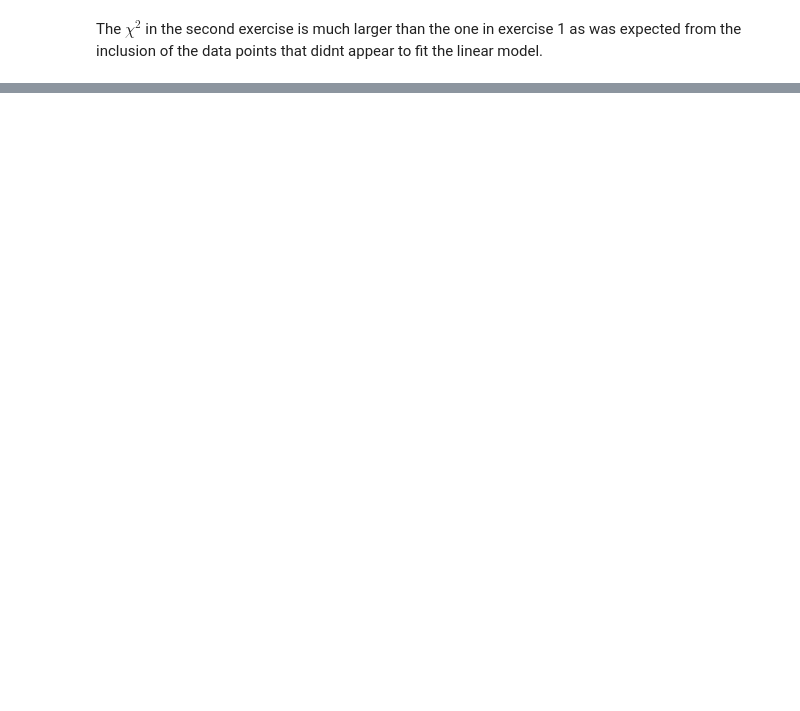
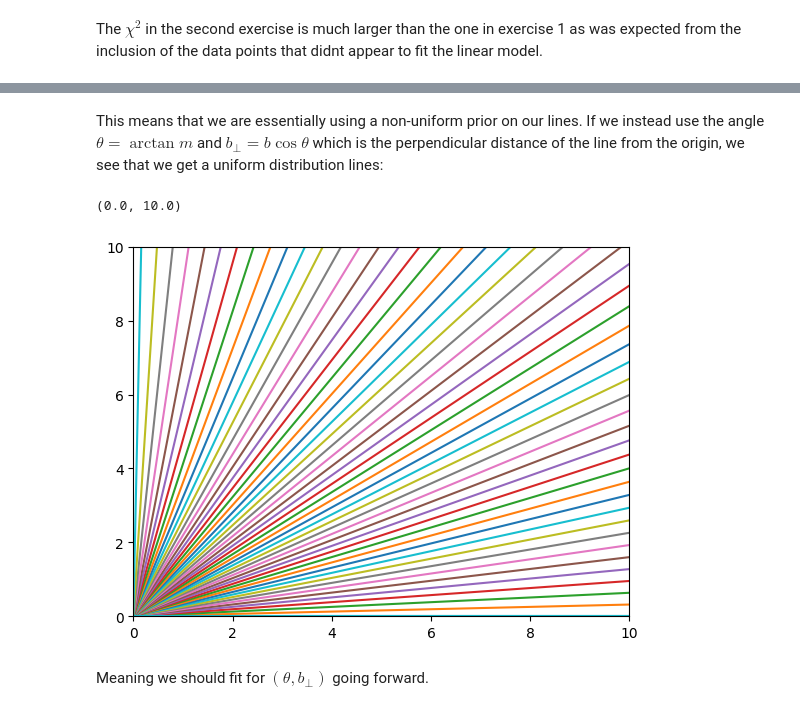
Before and after one commit to MetinSa/AST9051SP, a Jupyter notebook: exercises.ipynb, the cells around one changed output, grey strips where cells are left out. Drawn from its saved outputs; the diff is of its cells as text; code cells hidden in the pictures; blank space fills up the shorter version.

```diff
--- a/exercises.ipynb
+++ b/exercises.ipynb
@@ -271,0 +283,17 @@ x, y, sigma_y, sigma_x = table[:, 5:][:4]
+# %% [markdown]
+This means that we are essentially using a non-uniform prior on our lines. If we instead use the angle $\theta = \arctan m$
+and $b_{\bot} = b \cos \theta$ which is the perpendicular distance of the line from the origin, we see that we get a uniform distribution lines:
+# %%
+thetas = np.linspace(0, np.pi, 100)
+x = np.linspace(0, 10, 10)
+b = 0
+for theta in thetas:
+    y = evaluate_linear_model(x, b * np.cos(theta), np.tan(theta))
+    plt.plot(x, y, label=f"{theta=}")
+plt.ylim(0, 10)
+plt.xlim(0, 10)
+# %% [output]
+(0.0, 10.0)
+[figure, added]
+# %% [markdown]
+Meaning we should fit for $(\theta, b_{\bot})$ going forward.
```
Also changed, not shown: parts of 12 cells of this notebook.
